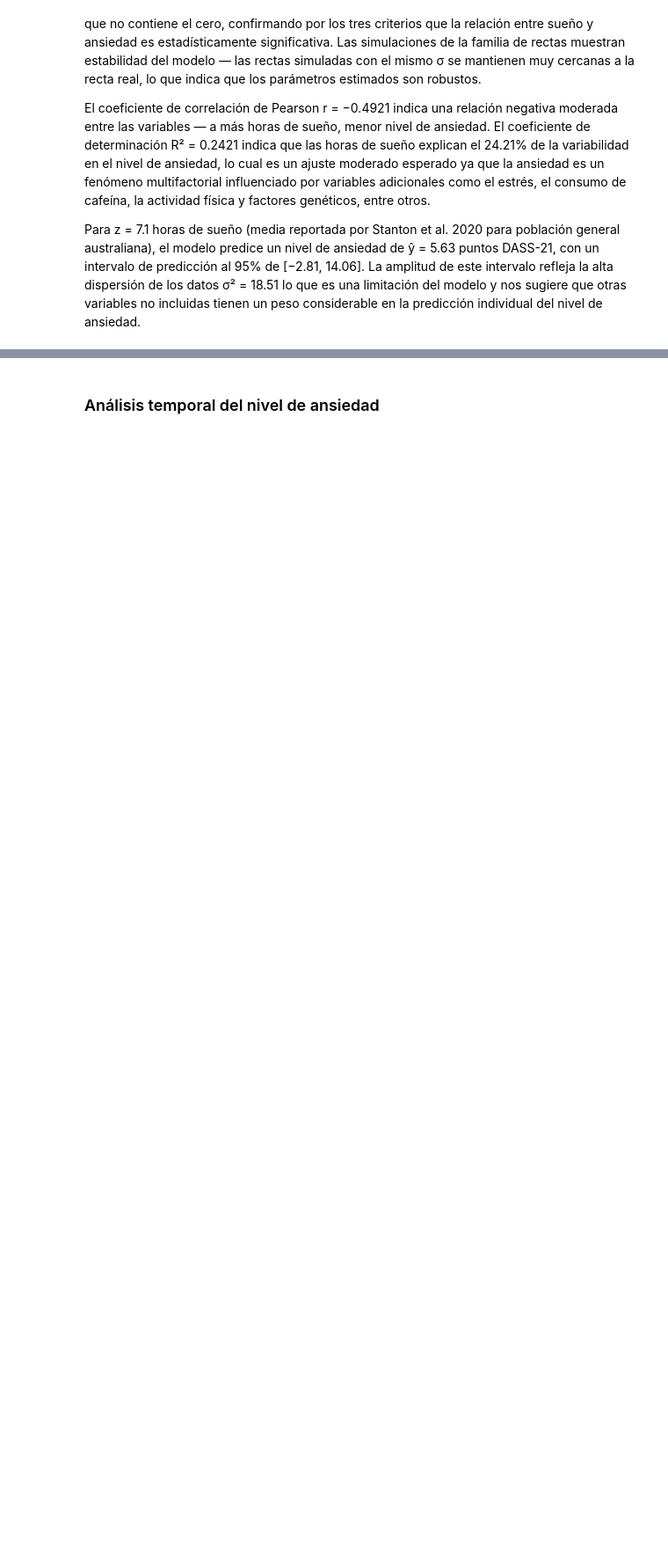
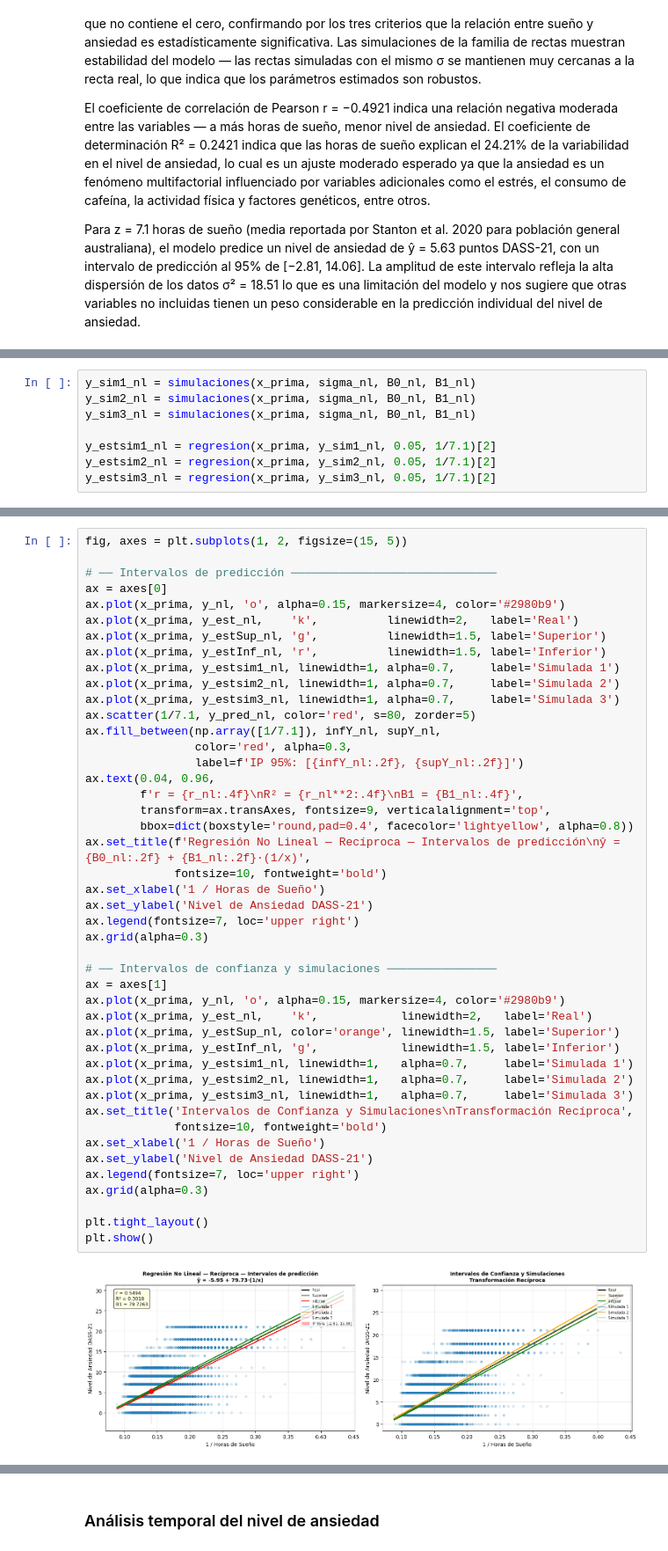
Before and after one commit to mick2332-q/Estadistica-II, a Jupyter notebook: Proyecto.ipynb, the cells around one changed output, grey strips where cells are left out. Shown at 88% size. Drawn from its saved outputs; the diff is of its cells as text; blank space fills up the shorter version.

```diff
--- a/Proyecto.ipynb
+++ b/Proyecto.ipynb
@@ -1528,0 +1724,8 @@ Para z = 7.1 horas de sueño (media reportada por Stanton et al. 2020 para pobla
+# %%
+y_sim1_nl = simulaciones(x_prima, sigma_nl, B0_nl, B1_nl)
+y_sim2_nl = simulaciones(x_prima, sigma_nl, B0_nl, B1_nl)
+y_sim3_nl = simulaciones(x_prima, sigma_nl, B0_nl, B1_nl)
+
+y_estsim1_nl = regresion(x_prima, y_sim1_nl, 0.05, 1/7.1)[2]
+y_estsim2_nl = regresion(x_prima, y_sim2_nl, 0.05, 1/7.1)[2]
+y_estsim3_nl = regresion(x_prima, y_sim3_nl, 0.05, 1/7.1)[2]
@@ -1528,0 +1761,47 @@ Para z = 7.1 horas de sueño (media reportada por Stanton et al. 2020 para pobla
+# %%
+fig, axes = plt.subplots(1, 2, figsize=(15, 5))
+
+# ── Intervalos de predicción ──────────────────────────────
+ax = axes[0]
+ax.plot(x_prima, y_nl, 'o', alpha=0.15, markersize=4, color='#2980b9')
+ax.plot(x_prima, y_est_nl,    'k',          linewidth=2,   label='Real')
+ax.plot(x_prima, y_estSup_nl, 'g',          linewidth=1.5, label='Superior')
+ax.plot(x_prima, y_estInf_nl, 'r',          linewidth=1.5, label='Inferior')
+ax.plot(x_prima, y_estsim1_nl, linewidth=1, alpha=0.7,     label='Simulada 1')
+ax.plot(x_prima, y_estsim2_nl, linewidth=1, alpha=0.7,     label='Simulada 2')
+ax.plot(x_prima, y_estsim3_nl, linewidth=1, alpha=0.7,     label='Simulada 3')
+ax.scatter(1/7.1, y_pred_nl, color='red', s=80, zorder=5)
+ax.fill_between(np.array([1/7.1]), infY_nl, supY_nl,
+                color='red', alpha=0.3,
+                label=f'IP 95%: [{infY_nl:.2f}, {supY_nl:.2f}]')
+ax.text(0.04, 0.96,
+        f'r = {r_nl:.4f}\nR² = {r_nl**2:.4f}\nB1 = {B1_nl:.4f}',
+        transform=ax.transAxes, fontsize=9, verticalalignment='top',
+        bbox=dict(boxstyle='round,pad=0.4', facecolor='lightyellow', alpha=0.8))
+ax.set_title(f'Regresión No Lineal — Recíproca — Intervalos de predicción\nŷ = {B0_nl:.2f} + {B1_nl:.2f}·(1/x)',
+             fontsize=10, fontweight='bold')
+ax.set_xlabel('1 / Horas de Sueño')
+ax.set_ylabel('Nivel de Ansiedad DASS-21')
+ax.legend(fontsize=7, loc='upper right')
+ax.grid(alpha=0.3)
+
+# ── Intervalos de confianza y simulaciones ────────────────
+ax = axes[1]
+ax.plot(x_prima, y_nl, 'o', alpha=0.15, markersize=4, color='#2980b9')
+ax.plot(x_prima, y_est_nl,    'k',            linewidth=2,   label='Real')
+ax.plot(x_prima, y_estSup_nl, color='orange', linewidth=1.5, label='Superior')
+ax.plot(x_prima, y_estInf_nl, 'g',            linewidth=1.5, label='Inferior')
+ax.plot(x_prima, y_estsim1_nl, linewidth=1,   alpha=0.7,     label='Simulada 1')
+ax.plot(x_prima, y_estsim2_nl, linewidth=1,   alpha=0.7,     label='Simulada 2')
+ax.plot(x_prima, y_estsim3_nl, linewidth=1,   alpha=0.7,     label='Simulada 3')
+ax.set_title('Intervalos de Confianza y Simulaciones\nTransformación Recíproca',
+             fontsize=10, fontweight='bold')
+ax.set_xlabel('1 / Horas de Sueño')
+ax.set_ylabel('Nivel de Ansiedad DASS-21')
+ax.legend(fontsize=7, loc='upper right')
+ax.grid(alpha=0.3)
+
+plt.tight_layout()
+plt.show()
+# %% [output]
+[figure, added]
```
Also changed, not shown: parts of 28 cells of this notebook.
